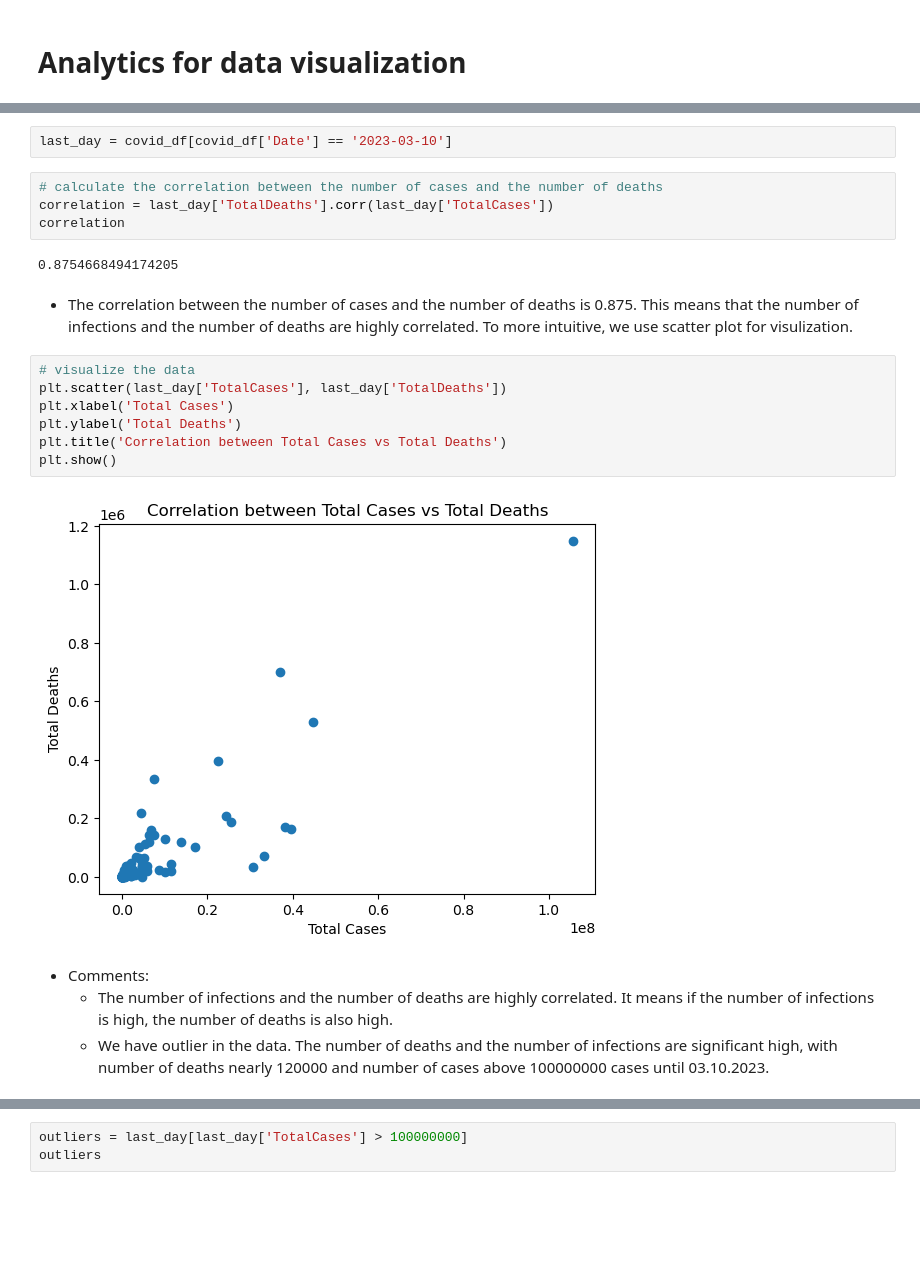
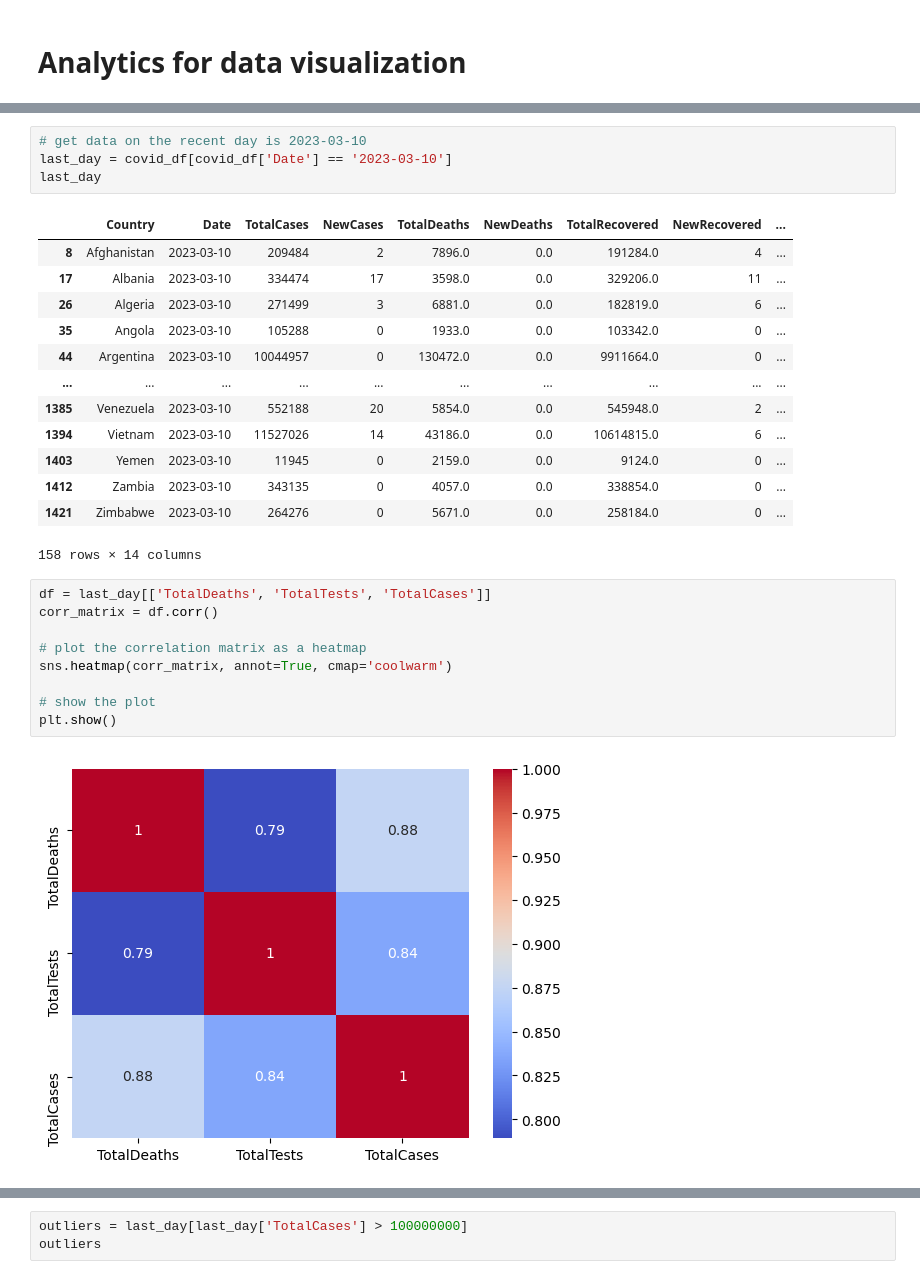
Before and after one commit to nnaaaa/Lab-DataVisualize, a Jupyter notebook: visualize/question7.ipynb, the cells around one changed output, grey strips where cells are left out. Drawn from its saved outputs; the diff is of its cells as text; blank space fills up the shorter version.

```diff
--- a/visualize/question7.ipynb
+++ b/visualize/question7.ipynb
@@ -23,23 +27,29 @@ covid_df.head()
 # %%
+# get data on the recent day is 2023-03-10
 last_day = covid_df[covid_df['Date'] == '2023-03-10']
+last_day
+# %% [output]
+|  | Country | Date | TotalCases | NewCases | TotalDeaths | NewDeaths | TotalRecovered | NewRecovered | ... |
+| 8 | Afghanistan | 2023-03-10 | 209484 | 2 | 7896.0 | 0.0 | 191284.0 | 4 | ... |
+| 17 | Albania | 2023-03-10 | 334474 | 17 | 3598.0 | 0.0 | 329206.0 | 11 | ... |
+| 26 | Algeria | 2023-03-10 | 271499 | 3 | 6881.0 | 0.0 | 182819.0 | 6 | ... |
+| 35 | Angola | 2023-03-10 | 105288 | 0 | 1933.0 | 0.0 | 103342.0 | 0 | ... |
+| 44 | Argentina | 2023-03-10 | 10044957 | 0 | 130472.0 | 0.0 | 9911664.0 | 0 | ... |
+| ... | ... | ... | ... | ... | ... | ... | ... | ... | ... |
+| 1385 | Venezuela | 2023-03-10 | 552188 | 20 | 5854.0 | 0.0 | 545948.0 | 2 | ... |
+| 1394 | Vietnam | 2023-03-10 | 11527026 | 14 | 43186.0 | 0.0 | 10614815.0 | 6 | ... |
+| 1403 | Yemen | 2023-03-10 | 11945 | 0 | 2159.0 | 0.0 | 9124.0 | 0 | ... |
+| 1412 | Zambia | 2023-03-10 | 343135 | 0 | 4057.0 | 0.0 | 338854.0 | 0 | ... |
+| 1421 | Zimbabwe | 2023-03-10 | 264276 | 0 | 5671.0 | 0.0 | 258184.0 | 0 | ... |
+158 rows × 14 columns
-# %%
-# calculate the correlation between the number of cases and the number of deaths
-correlation = last_day['TotalDeaths'].corr(last_day['TotalCases'])
-correlation
-# %% [output]
-0.8754668494174205
-# %% [markdown]
-- The correlation between the number of cases and the number of deaths is 0.875. This means that the number of infections and the number of deaths are highly correlated. To more intuitive, we use scatter plot for visulization.
-# %%
-# visualize the data
-plt.scatter(last_day['TotalCases'], last_day['TotalDeaths'])
-plt.xlabel('Total Cases')
-plt.ylabel('Total Deaths')
-plt.title('Correlation between Total Cases vs Total Deaths')
-plt.show()
-# %% [output]
-[figure, removed]
-# %% [markdown]
-- Comments:
-    - The number of infections and the number of deaths are highly correlated. It means if the number of infections is high, the number of deaths is also high.
-    - We have outlier in the data. The number of deaths and the number of infections are significant high, with number of deaths nearly 120000 and number of cases above 100000000 cases until 03.10.2023.
+# %%
+df = last_day[['TotalDeaths', 'TotalTests', 'TotalCases']]
+corr_matrix = df.corr()
+
+# plot the correlation matrix as a heatmap
+sns.heatmap(corr_matrix, annot=True, cmap='coolwarm')
+
+# show the plot
+plt.show()
+# %% [output]
+[figure, added]
```
Also changed, not shown: parts of 5 cells of this notebook, 1 other file.
